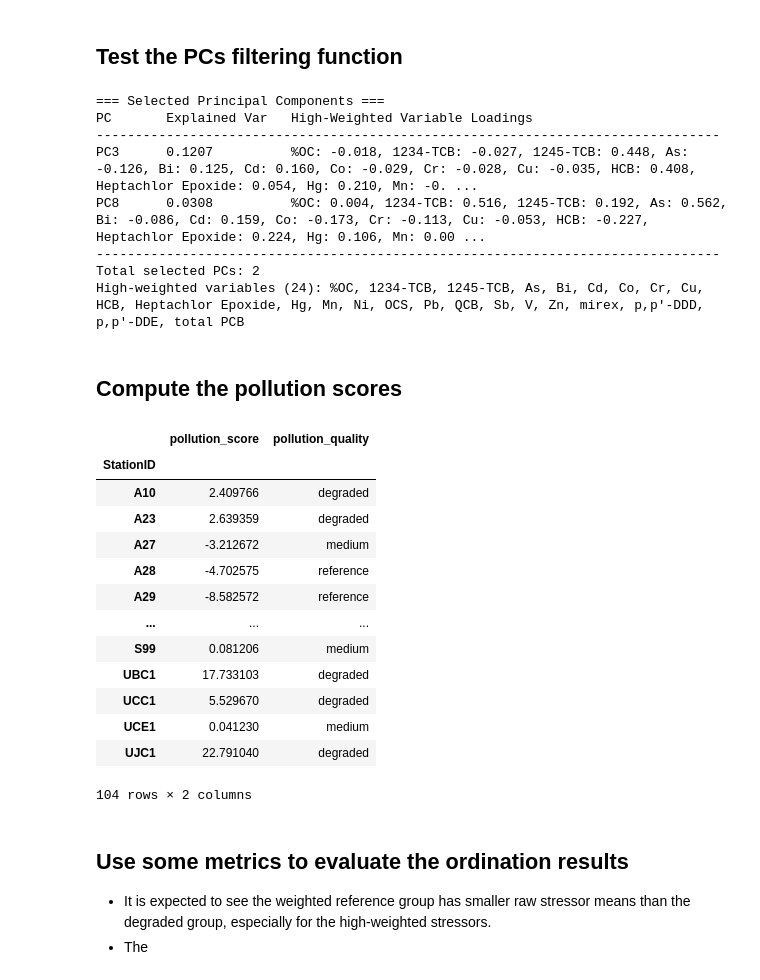
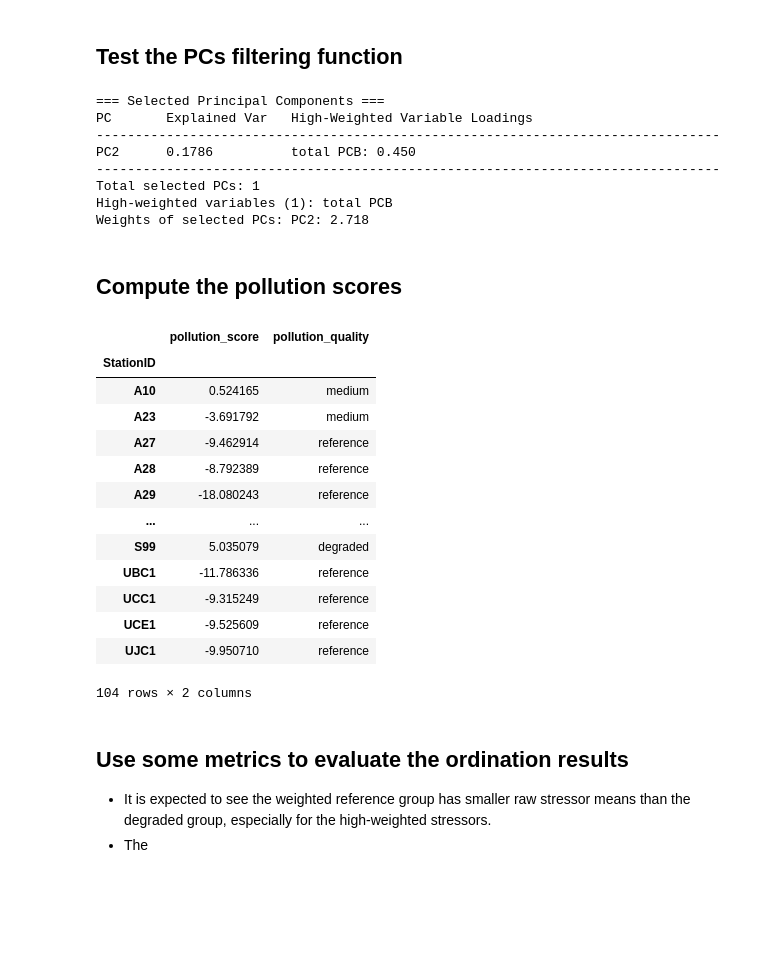
Before and after one commit to Gufeng-2002/Zoobenthic_Community_Indicator, a Jupyter notebook: notebooks/01_weighted_PCA_scores.ipynb, the cells around one changed output. Saved outputs shown, nothing was run; the diff lists cells and outputs as text; code cells hidden in the pictures; blank space fills up the shorter version.

```diff
--- a/notebooks/01_weighted_PCA_scores.ipynb
+++ b/notebooks/01_weighted_PCA_scores.ipynb
@@ -154,44 +172,48 @@ results.loadings
 from zci.sediment_pollution_assessment.weighted_pca import PCs_filter_loading_vs_weight
 
 # Use custom_weight_map instead of results.weights since that's what the function expects
-selected_PCs = PCs_filter_loading_vs_weight(results.loadings, custom_weight_map,
+selected_PC_and_weights = PCs_filter_loading_vs_weight(results.loadings, custom_weight_map,
                              results.explained_var_ratio, weight_threshold=3.0)
+
+selected_PCs = selected_PC_and_weights['selected_pcs']
+weights_selected_PCs = selected_PC_and_weights['selected_pc_weights']
 # %% [output]
 === Selected Principal Components ===
 PC       Explained Var   High-Weighted Variable Loadings
 --------------------------------------------------------------------------------
-PC3      0.1207          %OC: -0.018, 1234-TCB: -0.027, 1245-TCB: 0.448, As: -0.126, Bi: 0.125, Cd: 0.160, Co: -0.029, Cr: -0.028, Cu: -0.035, HCB: 0.408, Heptachlor Epoxide: 0.054, Hg: 0.210, Mn: -0. ...
-PC8      0.0308          %OC: 0.004, 1234-TCB: 0.516, 1245-TCB: 0.192, As: 0.562, Bi: -0.086, Cd: 0.159, Co: -0.173, Cr: -0.113, Cu: -0.053, HCB: -0.227, Heptachlor Epoxide: 0.224, Hg: 0.106, Mn: 0.00 ...
+PC2      0.1786          total PCB: 0.450
 --------------------------------------------------------------------------------
-Total selected PCs: 2
-High-weighted variables (24): %OC, 1234-TCB, 1245-TCB, As, Bi, Cd, Co, Cr, Cu, HCB, Heptachlor Epoxide, Hg, Mn, Ni, OCS, Pb, QCB, Sb, V, Zn, mirex, p,p'-DDD, p,p'-DDE, total PCB
+Total selected PCs: 1
+High-weighted variables (1): total PCB
+Weights of selected PCs: PC2: 2.718
 # %% [markdown]
 ## Compute the pollution scores
 # %%
 from zci.sediment_pollution_assessment.weighted_pca import pollution_scores_of_subPCs
 
 # Use the selected_pcs list from the FilteredPCsResult object
 pollution_scores_labels = pollution_scores_of_subPCs(
     results.scores,
     selected_PCs,  # Access the selected_pcs attribute
+    weights_selected_PCs,
     with_group_labels=True,
 )
 
 pollution_scores_labels
 # %% [output]
 |  | pollution_score | pollution_quality |
 | StationID |  |  |
-| A10 | 2.409766 | degraded |
-| A23 | 2.639359 | degraded |
-| A27 | -3.212672 | medium |
-| A28 | -4.702575 | reference |
-| A29 | -8.582572 | reference |
+| A10 | 0.524165 | medium |
+| A23 | -3.691792 | medium |
+| A27 | -9.462914 | reference |
+| A28 | -8.792389 | reference |
+| A29 | -18.080243 | reference |
 | ... | ... | ... |
-| S99 | 0.081206 | medium |
-| UBC1 | 17.733103 | degraded |
-| UCC1 | 5.529670 | degraded |
-| UCE1 | 0.041230 | medium |
-| UJC1 | 22.791040 | degraded |
+| S99 | 5.035079 | degraded |
+| UBC1 | -11.786336 | reference |
+| UCC1 | -9.315249 | reference |
+| UCE1 | -9.525609 | reference |
+| UJC1 | -9.950710 | reference |
 104 rows × 2 columns
 # %% [markdown]
 ## Use some metrics to evaluate the ordination results
```
Also changed, not shown: parts of 9 cells of this notebook, 37 other files.
